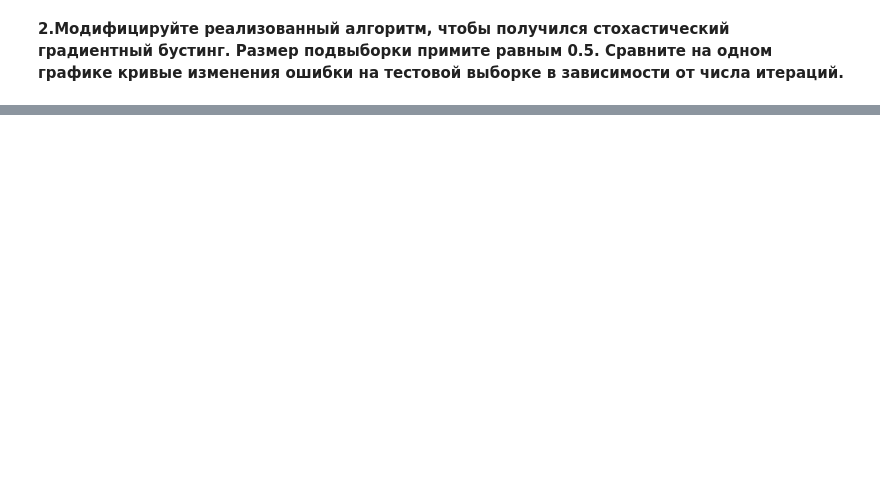
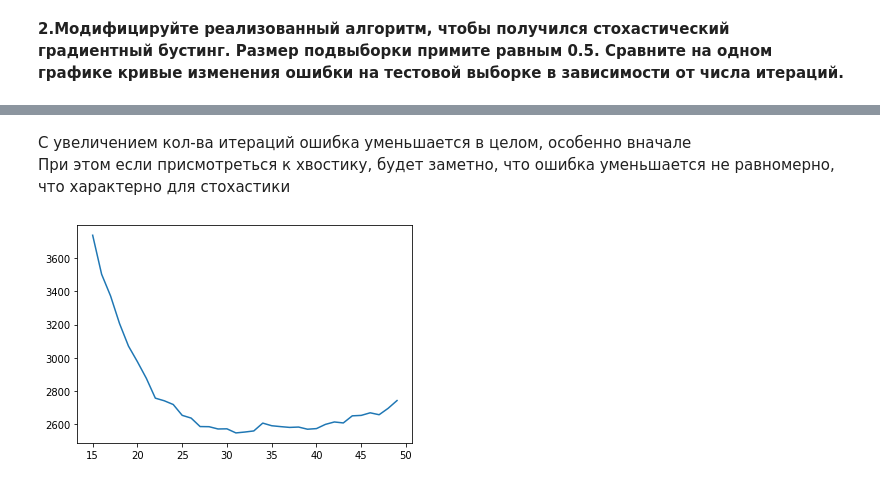
Before and after one commit to ArinaShelashen/Algorithms, a Jupyter notebook: Les6/HW6 1.ipynb, the cells around one changed output, grey strips where cells are left out. Saved outputs shown, nothing was run; the diff lists cells and outputs as text; code cells hidden in the pictures; blank space fills up the shorter version.

```diff
--- a/Les6/HW6 1.ipynb
+++ b/Les6/HW6 1.ipynb
@@ -206,0 +170,8 @@ AttributeError: 'AxesSubplot' object has no attribute 'plot_surface'
+# %% [markdown]
+С увеличением кол-ва итераций ошибка уменьшается в целом, особенно вначале<br> При этом если присмотреться к хвостику, будет заметно, что ошибка уменьшается не равномерно, что характерно для стохастики
+# %%
+plt.plot(range(len(test_errors))[15:], test_errors[15:])
+
+plt.show()
+# %% [output]
+[figure, added]
```
Also changed, not shown: parts of 5 cells of this notebook.
